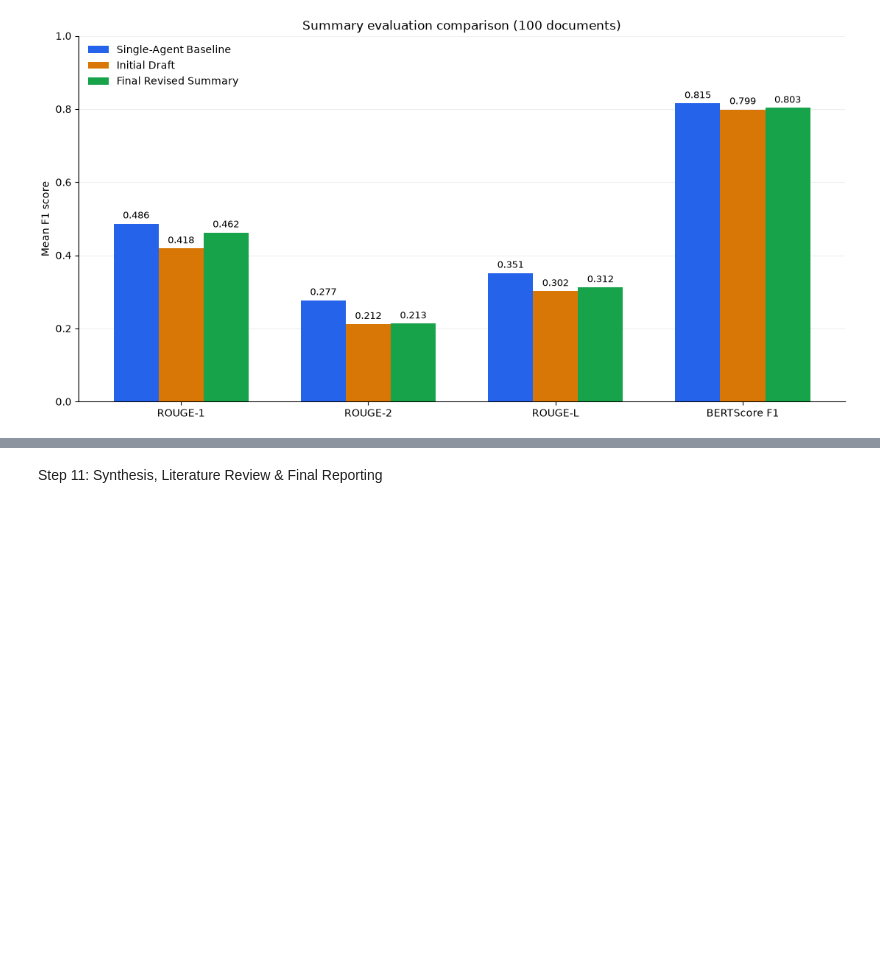
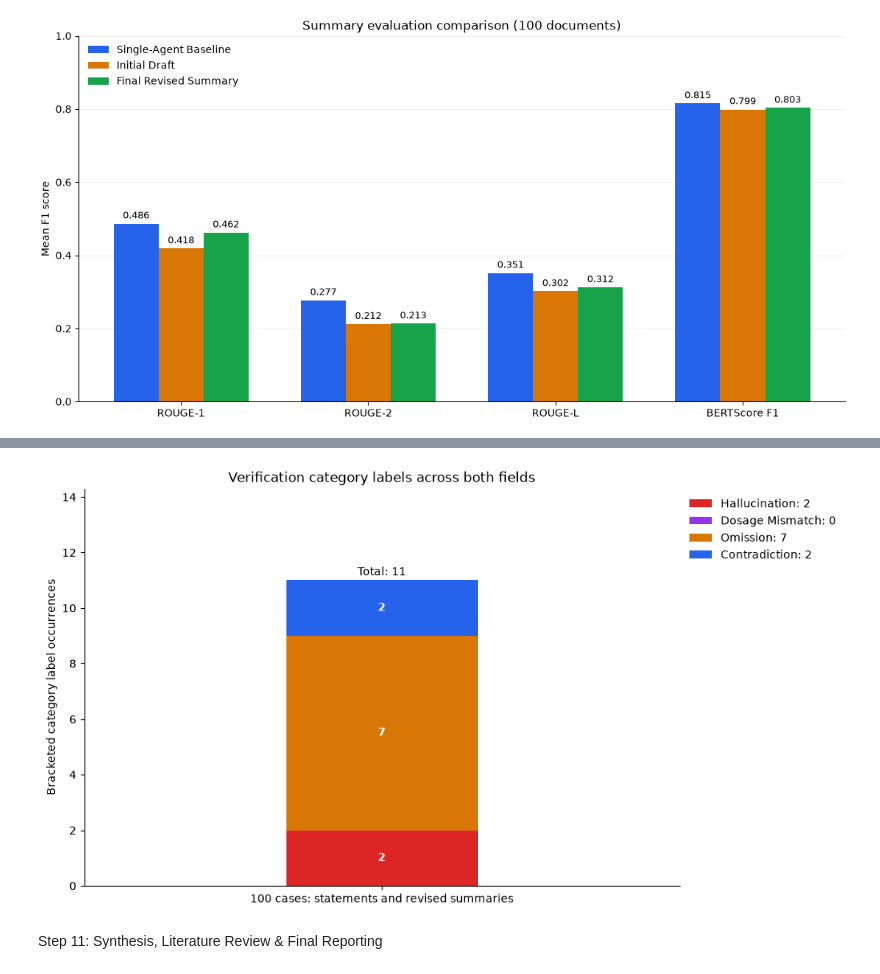
Before and after one commit to ymcx/nlp-project, a Jupyter notebook: main.ipynb, the cells around one changed output, grey strips where cells are left out. Saved outputs shown, nothing was run; the diff lists cells and outputs as text; code cells hidden in the pictures; blank space fills up the shorter version.

Commit message:
step 10.3

```diff
--- a/main.ipynb
+++ b/main.ipynb
@@ -1137,2 +1141,71 @@ plt.show()
+# %%
+def step10_extract_verification_flags(cases):
+    import re
+
+    if not isinstance(cases, list) or len(cases) != 100:
+        raise ValueError("Expected 100 combined Step 6 case results.")
+    if any(not isinstance(case, dict) or not isinstance(case.get("id"), int) or not isinstance(case.get("statements"), str) or not case["statements"].strip() for case in cases):
+        raise ValueError("Each Step 6 case must have an integer id and non-empty statements text.")
+    if {case["id"] for case in cases} != set(range(1, 101)):
+        raise ValueError("Expected unique Step 6 case IDs 1-100.")
+    if any(not isinstance(case.get("summary"), dict) or not isinstance(case["summary"].get("revised"), str) for case in cases):
+        raise ValueError("Each Step 6 case must contain summary.revised text.")
+    categories = {
+        "unsupported": "Hallucination", "hallucinated": "Hallucination", "hallucination": "Hallucination",
+        "dosage mismatch": "Dosage Mismatch", "omitted critical finding": "Omission",
+        "omission": "Omission", "contradictory": "Contradiction", "contradiction": "Contradiction",
+    }
+    flags = []
+    for case in cases:
+        for field, text in (("statements", case["statements"]), ("summary.revised", case["summary"]["revised"])):
+            for line_number, line in enumerate(text.splitlines(), 1):
+                for match in re.finditer(r"\[([^\]]+)\]", line):
+                    label = " ".join(match.group(1).split()).casefold()
+                    if label in categories:
+                        flags.append({
+                            "case_id": case["id"], "source_field": field,
+                            "line_number": line_number, "character_offset": match.start(),
+                            "verifier_label": label, "error_type": categories[label],
+                        })
+    return {
+        "source_file": "step6_result.json", "cases_scanned": 100,
+        "counting_rule": "Every bracketed label occurrence in statements and summary.revised; includes detached and repeated labels.",
+        "flags": flags,
+    }
+
+
+def step10_plot_verification_flags(review):
+    categories = ["Hallucination", "Dosage Mismatch", "Omission", "Contradiction"]
+    counts = {category: 0 for category in categories}
+    for flag in review["flags"]:
+        counts[flag["error_type"]] += 1
+    fig, ax = plt.subplots(figsize=(10, 5.5), layout="constrained")
+    bottom = 0
+    for category, color in zip(categories, ["#dc2626", "#9333ea", "#d97706", "#2563eb"]):
+        count = counts[category]
+        ax.bar([0], [count], bottom=bottom, width=0.45, color=color, label=f"{category}: {count}")
+        if count:
+            ax.text(0, bottom + count / 2, str(count), ha="center", va="center", color="white", fontweight="bold")
+        bottom += count
+    ax.text(0, bottom + 0.08, f"Total: {bottom}", ha="center", va="bottom")
+    ax.set_xticks([0], [f"{review['cases_scanned']} cases: statements and revised summaries"])
+    ax.set_xlim(-0.7, 0.7)
+    ax.set_ylim(0, max(1, bottom) * 1.3)
+    ax.yaxis.set_major_locator(plt.MaxNLocator(integer=True))
+    ax.set_ylabel("Bracketed category label occurrences")
+    ax.set_title("Verification category labels across both fields")
+    ax.legend(loc="upper left", bbox_to_anchor=(1, 1), frameon=False)
+    ax.spines[["top", "right"]].set_visible(False)
+    return fig, ax
+
+
+import matplotlib.pyplot as plt
+
+step10_verification_flags = step10_extract_verification_flags(load_intermediate("step6_result"))
+save_intermediate("step10_verification_flags", step10_verification_flags)
+step10_flags_figure, step10_flags_axes = step10_plot_verification_flags(step10_verification_flags)
+plt.show()
+# %% [output]
+[figure, added]
 # %% [markdown]
 Step 11: Synthesis, Literature Review & Final Reporting
```
Also changed, not shown: parts of 1 cell of this notebook.
